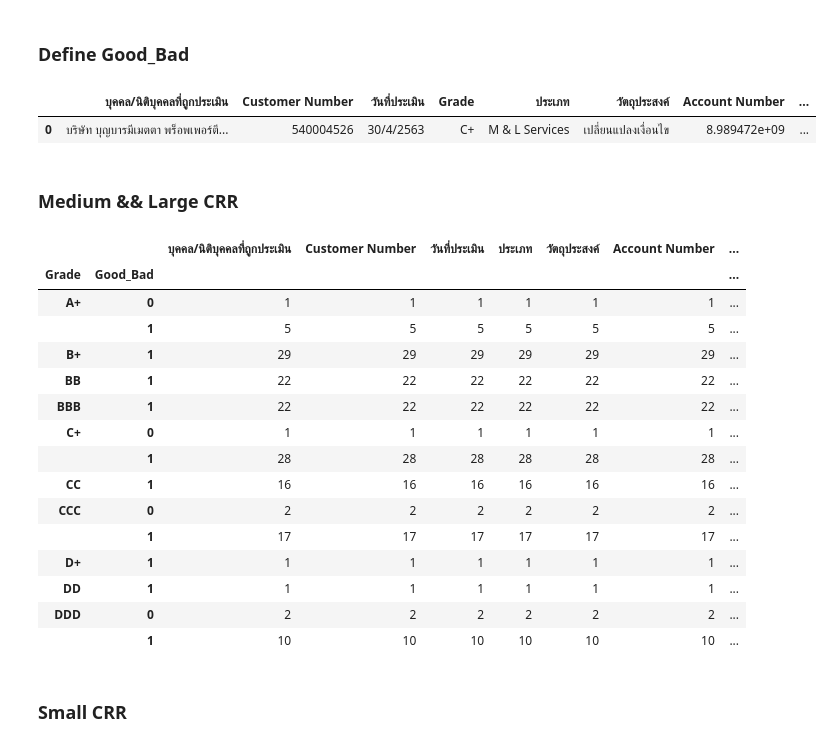
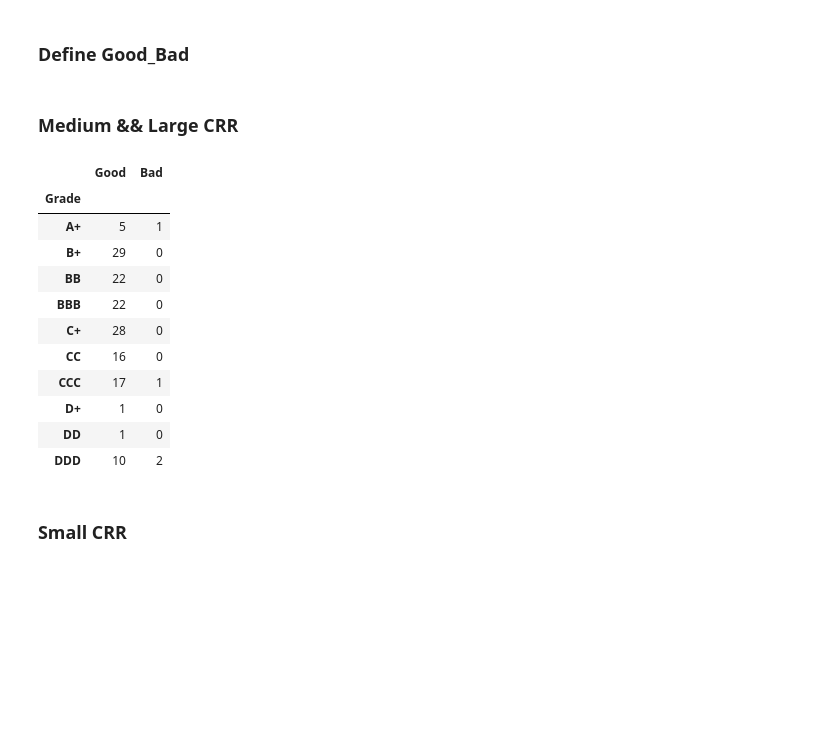
Before and after one commit to Taecpy/CRR-validate, a Jupyter notebook: CRR_validate.ipynb, the cells around one changed output. Cells and saved outputs as stored; diff of their text form; code cells hidden in the pictures; blank space fills up the shorter version.

```diff
--- a/CRR_validate.ipynb
+++ b/CRR_validate.ipynb
@@ -116,32 +126,23 @@ define_Good_Bad(df)
-# %%
-df.head(1)
-# %% [output]
-|  | บุคคล/นิติบุคคลที่ถูกประเมิน | Customer Number | วันที่ประเมิน | Grade | ประเภท | วัตถุประสงค์ | Account Number | ... |
-| 0 | บริษัท บุญบารมีเมตตา พร็อพเพอร์ตี... | 540004526 | 30/4/2563 | C+ | M & L Services | เปลี่ยนแปลงเงื่อนไข | 8.989472e+09 | ... |
 # %% [markdown]
 ### Medium && Large CRR
 # %%
 df['Grade'].isna().value_counts()
 df.groupby(['Grade']).count()
 df_CRR = df[~df['Grade'].str.contains('[s,S]')]
-df_CRR.groupby(['Grade','Good_Bad']).count()
+df_CRR[['Grade','Good','Bad']].groupby(['Grade']).sum()
 # %% [output]
-|  |  | บุคคล/นิติบุคคลที่ถูกประเมิน | Customer Number | วันที่ประเมิน | ประเภท | วัตถุประสงค์ | Account Number | ... |
-| Grade | Good_Bad |  |  |  |  |  |  | ... |
-| A+ | 0 | 1 | 1 | 1 | 1 | 1 | 1 | ... |
-|  | 1 | 5 | 5 | 5 | 5 | 5 | 5 | ... |
-| B+ | 1 | 29 | 29 | 29 | 29 | 29 | 29 | ... |
-| BB | 1 | 22 | 22 | 22 | 22 | 22 | 22 | ... |
-| BBB | 1 | 22 | 22 | 22 | 22 | 22 | 22 | ... |
-| C+ | 0 | 1 | 1 | 1 | 1 | 1 | 1 | ... |
-|  | 1 | 28 | 28 | 28 | 28 | 28 | 28 | ... |
-| CC | 1 | 16 | 16 | 16 | 16 | 16 | 16 | ... |
-| CCC | 0 | 2 | 2 | 2 | 2 | 2 | 2 | ... |
-|  | 1 | 17 | 17 | 17 | 17 | 17 | 17 | ... |
-| D+ | 1 | 1 | 1 | 1 | 1 | 1 | 1 | ... |
-| DD | 1 | 1 | 1 | 1 | 1 | 1 | 1 | ... |
-| DDD | 0 | 2 | 2 | 2 | 2 | 2 | 2 | ... |
-|  | 1 | 10 | 10 | 10 | 10 | 10 | 10 | ... |
+|  | Good | Bad |
+| Grade |  |  |
+| A+ | 5 | 1 |
+| B+ | 29 | 0 |
+| BB | 22 | 0 |
+| BBB | 22 | 0 |
+| C+ | 28 | 0 |
+| CC | 16 | 0 |
+| CCC | 17 | 1 |
+| D+ | 1 | 0 |
+| DD | 1 | 0 |
+| DDD | 10 | 2 |
 # %% [markdown]
 ### Small CRR
 # %%
```
Also changed, not shown: parts of 13 cells of this notebook.
